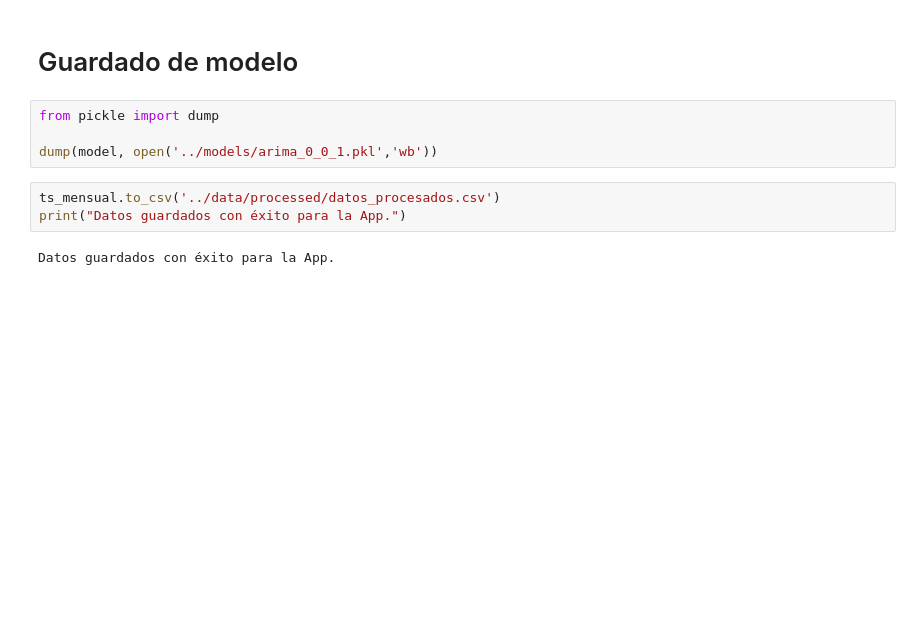
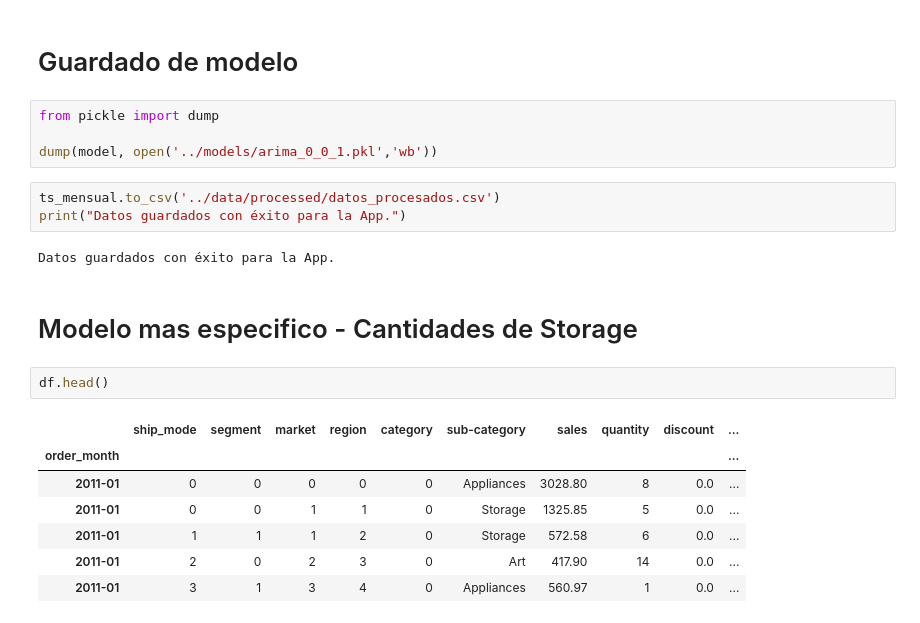
Before and after one commit to 4GeeksAcademy/FINAL_GLOBAL_SUPERSTORE, a Jupyter notebook: src/explore.ipynb, the cells around one changed output. Cells and saved outputs as stored; diff of their text form; blank space fills up the shorter version.

```diff
--- a/src/explore.ipynb
+++ b/src/explore.ipynb
@@ -614,3 +613,15 @@ ts_mensual.to_csv('../data/processed/datos_procesados.csv')
 print("Datos guardados con éxito para la App.")
 # %% [output]
 Datos guardados con éxito para la App.
+# %% [markdown]
+# Modelo mas especifico - Cantidades de Storage
+# %%
+df.head()
+# %% [output]
+|  | ship_mode | segment | market | region | category | sub-category | sales | quantity | discount | ... |
+| order_month |  |  |  |  |  |  |  |  |  | ... |
+| 2011-01 | 0 | 0 | 0 | 0 | 0 | Appliances | 3028.80 | 8 | 0.0 | ... |
+| 2011-01 | 0 | 0 | 1 | 1 | 0 | Storage | 1325.85 | 5 | 0.0 | ... |
+| 2011-01 | 1 | 1 | 1 | 2 | 0 | Storage | 572.58 | 6 | 0.0 | ... |
+| 2011-01 | 2 | 0 | 2 | 3 | 0 | Art | 417.90 | 14 | 0.0 | ... |
+| 2011-01 | 3 | 1 | 3 | 4 | 0 | Appliances | 560.97 | 1 | 0.0 | ... |
```
Also changed, not shown: parts of 15 cells of this notebook, 4 other files.
